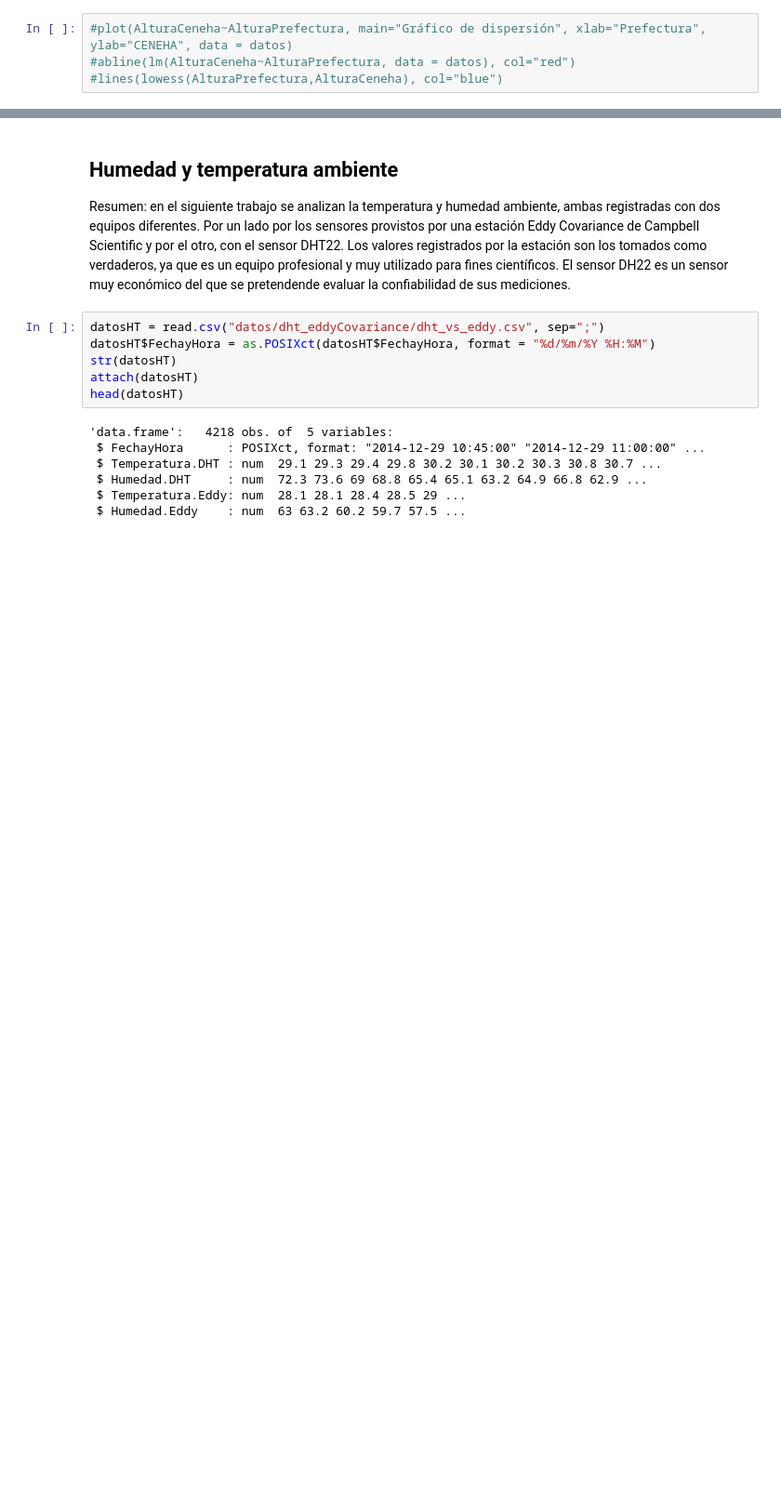
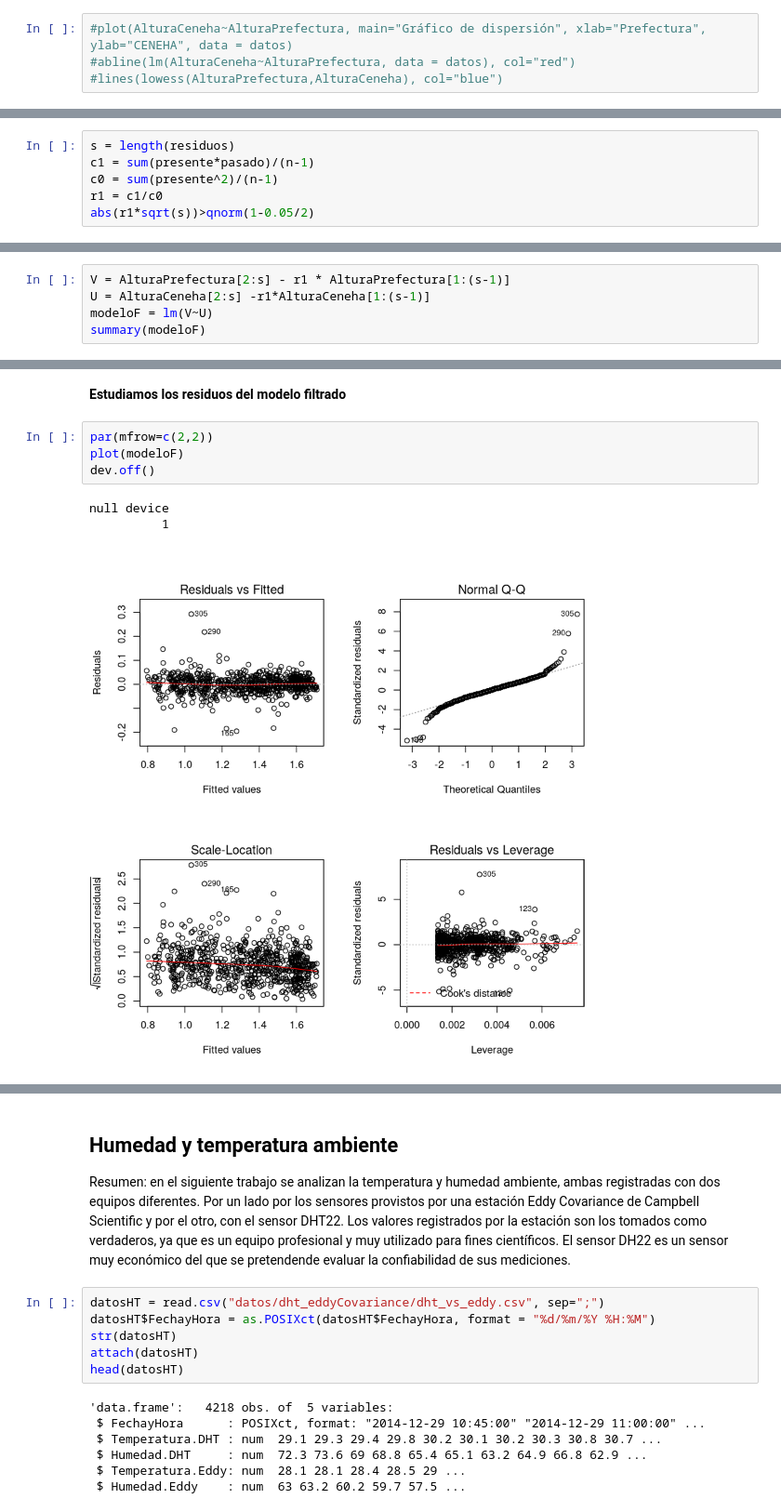
Before and after one commit to emilopez/intro-R, a Jupyter notebook: tp-final/Análisis Sensores.ipynb, the cells around one changed output, grey strips where cells are left out. Shown at 93% size. Cells and saved outputs as stored; diff of their text form; blank space fills up the shorter version.

```diff
--- a/tp-final/Análisis Sensores.ipynb
+++ b/tp-final/Análisis Sensores.ipynb
@@ -159,0 +172,6 @@ Loading required package: carData
+# %%
+s = length(residuos)
+c1 = sum(presente*pasado)/(n-1)
+c0 = sum(presente^2)/(n-1)
+r1 = c1/c0
+abs(r1*sqrt(s))>qnorm(1-0.05/2)
@@ -171,0 +191,5 @@ c0 = sum(presente^2)/(n-1)
+# %%
+V = AlturaPrefectura[2:s] - r1 * AlturaPrefectura[1:(s-1)]
+U = AlturaCeneha[2:s] -r1*AlturaCeneha[1:(s-1)]
+modeloF = lm(V~U)
+summary(modeloF)
@@ -171,0 +214,10 @@ c0 = sum(presente^2)/(n-1)
+# %% [markdown]
+**Estudiamos los residuos del modelo filtrado**
+# %%
+par(mfrow=c(2,2))
+plot(modeloF)
+dev.off()
+# %% [output]
+null device
+          1
+[figure, added]
```
Also changed, not shown: parts of 14 cells of this notebook.
